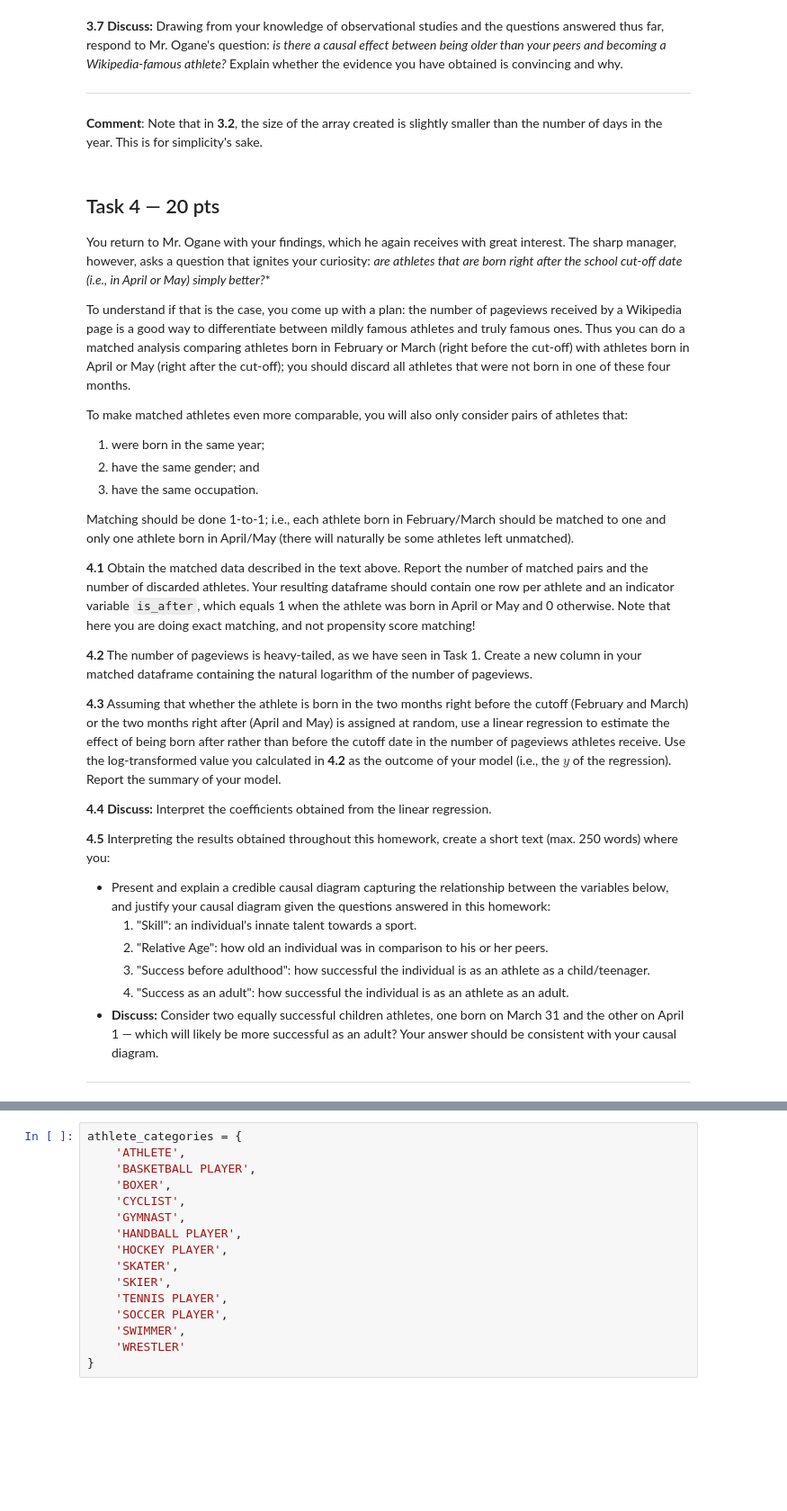
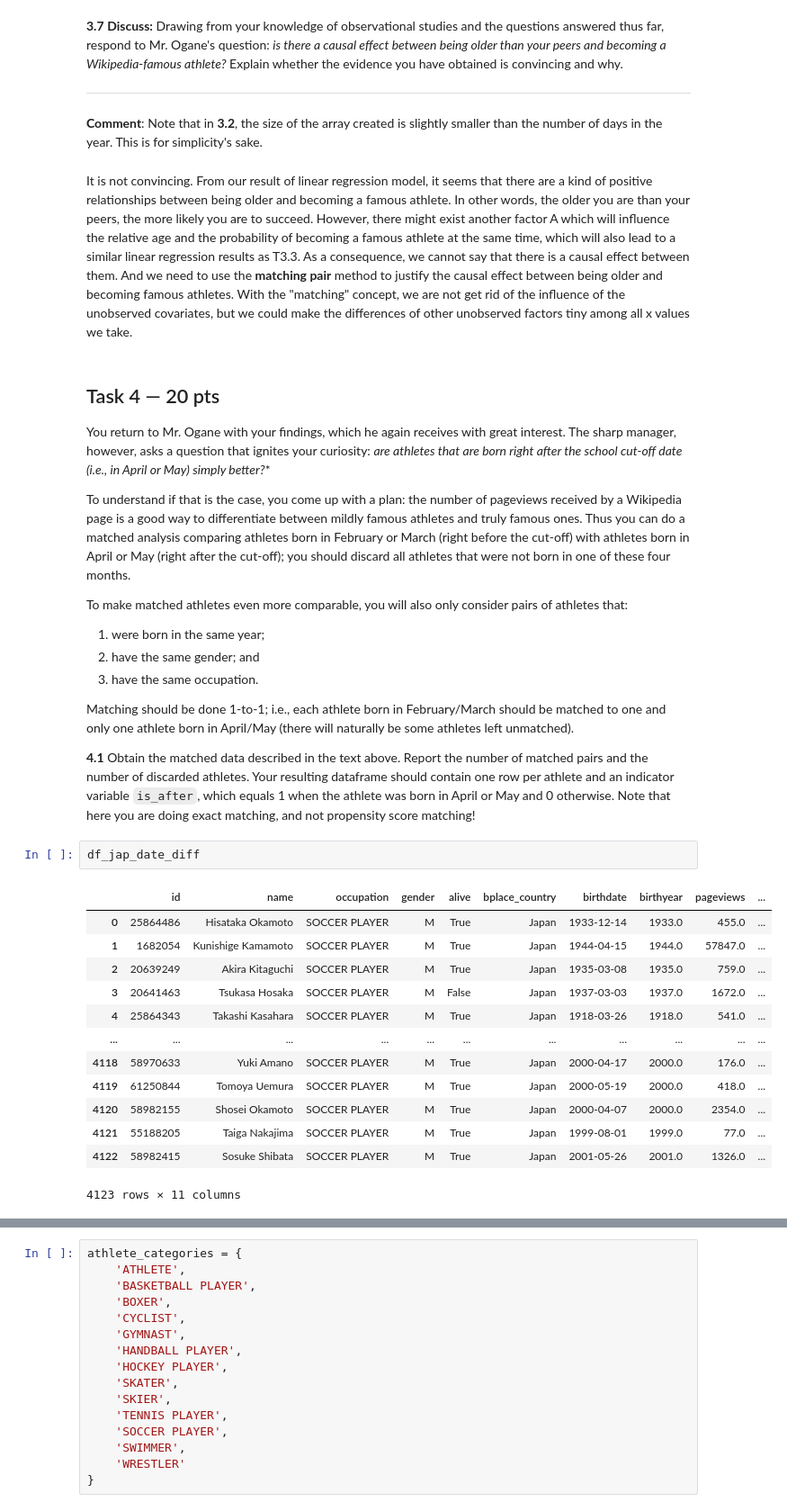
Before and after one commit to JackRuihang/2022, a Jupyter notebook: Homework/02 - Regression Observational Studies Stats and Supervised Learning/hw2_jrh.ipynb, the cells around one changed output, grey strips where cells are left out. Shown at 90% size. Saved outputs shown, nothing was run; the diff lists cells and outputs as text; blank space fills up the shorter version.

```diff
--- a/Homework/02 - Regression Observational Studies Stats and Supervised Learning/hw2_jrh.ipynb
+++ b/Homework/02 - Regression Observational Studies Stats and Supervised Learning/hw2_jrh.ipynb
@@ -792,6 +826,8 @@ print(results2.predict(ind_var)[181])
 ---
 
 **Comment**: Note that in **3.2**, the size of the array created is slightly smaller than the number of days in the year. This is for simplicity's sake.
+# %% [markdown]
+It is not convincing. From our result of linear regression model, it seems that there are a kind of positive relationships between being older and becoming a famous athlete. In other words, the older you are than your peers, the more likely you are to succeed. However, there might exist another factor A which will influence the relative age and the probability of becoming a famous athlete at the same time, which will also lead to a similar linear regression results as T3.3. As a consequence, we cannot say that there is a causal effect between them. And we need to use the **matching pair** method to justify the causal effect between being older and becoming famous athletes. With the "matching" concept, we are not get rid of the influence of the unobserved covariates, but we could make the differences of other unobserved factors tiny among all x values we take.
 # %% [markdown]
 ## Task 4 — 20 pts
 
@@ -807,20 +843,19 @@ To make matched athletes even more comparable, you will also only consider pairs
 Matching should be done 1-to-1; i.e., each athlete born in February/March should be matched to one and only one athlete born in April/May (there will naturally be some athletes left unmatched).
 
 **4.1** Obtain the matched data described in the text above. Report the number of matched pairs and the number of discarded athletes. Your resulting dataframe should contain one row per athlete and an indicator variable `is_after`, which equals 1 when the athlete was born in April or May and 0 otherwise. Note that here you are doing exact matching, and not propensity score matching!
-
-**4.2** The number of pageviews is heavy-tailed, as we have seen in Task 1. Create a new column in your matched dataframe containing the natural logarithm of the number of pageviews.
-
-**4.3** Assuming that whether the athlete is born in the two months right before the cutoff (February and March) or the two months right after (April and May) is assigned at random, use a linear regression to estimate the effect of being born after rather than before the cutoff date in the number of pageviews athletes receive. Use the log-transformed value you calculated in **4.2** as the outcome of your model (i.e., the $y$ of the regression). Report the summary of your model.
-
-
-**4.4** **Discuss:** Interpret the coefficients obtained from the linear regression.
-
-**4.5** Interpreting the results obtained throughout this homework, create a short text (max. 250 words) where you:
-- Present and explain a credible causal diagram capturing the relationship between the variables below, and justify your causal diagram given the questions answered in this homework:
-    1. "Skill": an individual's innate talent towards a sport.
-    2. "Relative Age": how old an individual was in comparison to his or her peers.
-    3. "Success before adulthood": how successful the individual is as an athlete as a child/teenager.
-    4. "Success as an adult": how successful the individual is as an athlete as an adult.
-- **Discuss:** Consider two equally successful children athletes, one born on March 31 and the other on April 1 — which will likely be more successful as an adult? Your answer should be consistent with your causal diagram.
-
----
+# %%
+df_jap_date_diff
+# %% [output]
+|  | id | name | occupation | gender | alive | bplace_country | birthdate | birthyear | pageviews | ... |
+| 0 | 25864486 | Hisataka Okamoto | SOCCER PLAYER | M | True | Japan | 1933-12-14 | 1933.0 | 455.0 | ... |
+| 1 | 1682054 | Kunishige Kamamoto | SOCCER PLAYER | M | True | Japan | 1944-04-15 | 1944.0 | 57847.0 | ... |
+| 2 | 20639249 | Akira Kitaguchi | SOCCER PLAYER | M | True | Japan | 1935-03-08 | 1935.0 | 759.0 | ... |
+| 3 | 20641463 | Tsukasa Hosaka | SOCCER PLAYER | M | False | Japan | 1937-03-03 | 1937.0 | 1672.0 | ... |
+| 4 | 25864343 | Takashi Kasahara | SOCCER PLAYER | M | True | Japan | 1918-03-26 | 1918.0 | 541.0 | ... |
+| ... | ... | ... | ... | ... | ... | ... | ... | ... | ... | ... |
+| 4118 | 58970633 | Yuki Amano | SOCCER PLAYER | M | True | Japan | 2000-04-17 | 2000.0 | 176.0 | ... |
+| 4119 | 61250844 | Tomoya Uemura | SOCCER PLAYER | M | True | Japan | 2000-05-19 | 2000.0 | 418.0 | ... |
+| 4120 | 58982155 | Shosei Okamoto | SOCCER PLAYER | M | True | Japan | 2000-04-07 | 2000.0 | 2354.0 | ... |
+| 4121 | 55188205 | Taiga Nakajima | SOCCER PLAYER | M | True | Japan | 1999-08-01 | 1999.0 | 77.0 | ... |
+| 4122 | 58982415 | Sosuke Shibata | SOCCER PLAYER | M | True | Japan | 2001-05-26 | 2001.0 | 1326.0 | ... |
+4123 rows × 11 columns
```
Also changed, not shown: parts of 84 cells of this notebook, 11 other files.
